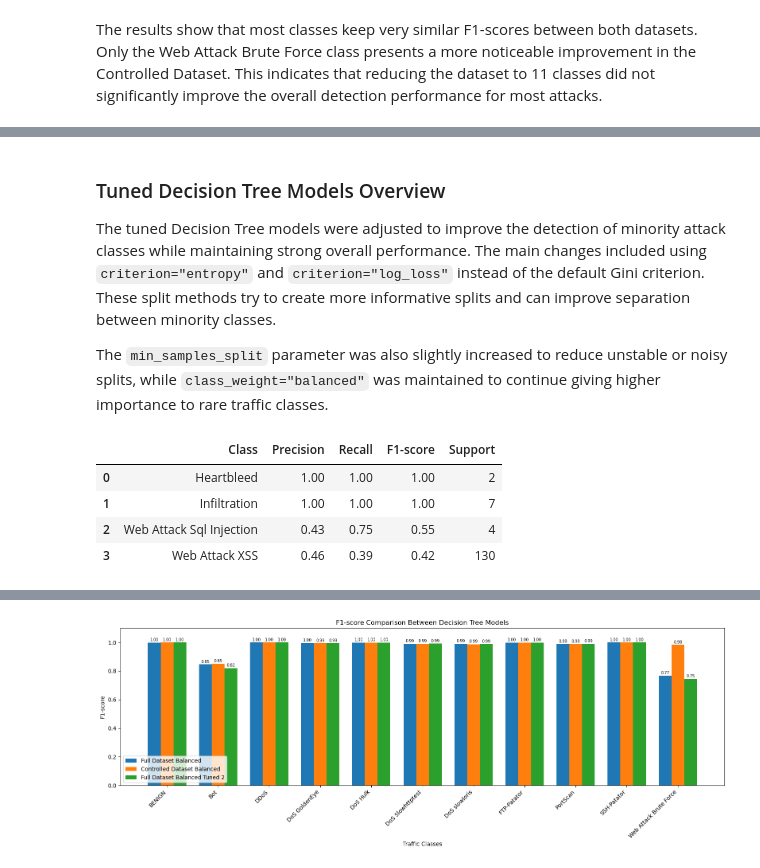
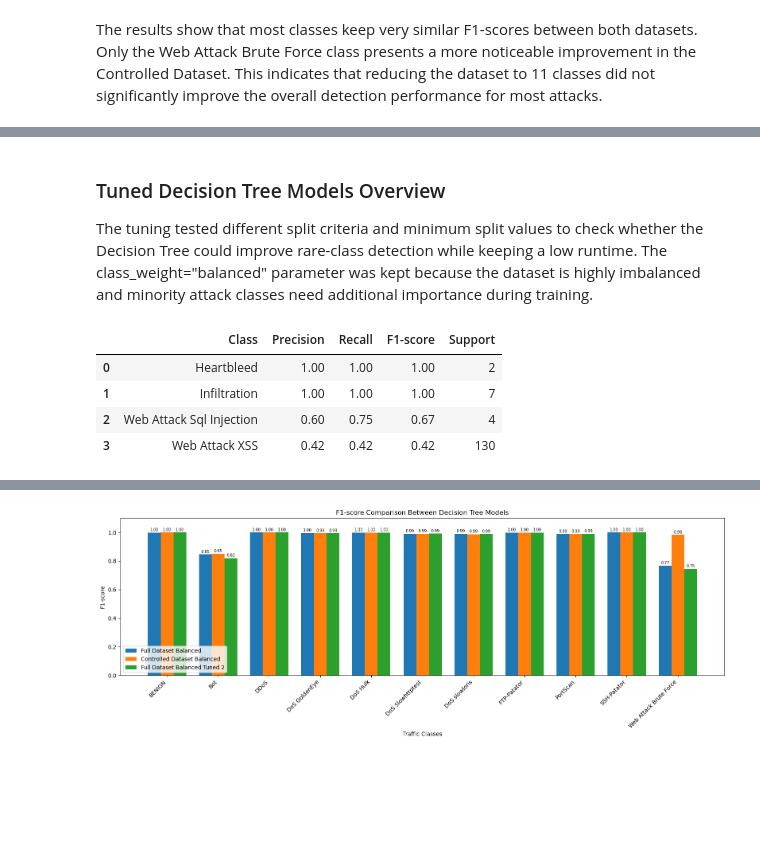
Before and after one commit to SanderSSoares/IDS-Capstone_Project, a Jupyter notebook: IDS_CA2.ipynb, the cells around one changed output, grey strips where cells are left out. Drawn from its saved outputs; the diff is of its cells as text; code cells hidden in the pictures; blank space fills up the shorter version.

```diff
--- a/IDS_CA2.ipynb
+++ b/IDS_CA2.ipynb
@@ -1222,6 +1254,12 @@ def evaluate_classification_model(model_name, model_version, model,
     # Store model key
     model_key = model_name + " - " + model_version
 
+    # Avoid duplicated results if the same model is run more than once
+    model_results[:] = [
+        m for m in model_results
+        if m["Model Key"] != model_key
+    ]
+
     # Store results
     model_results.append({
         "Model Key": model_key,
@@ -2386,44 +2450,42 @@ Training time: 55.47 seconds
 # %% [markdown]
 ### Tuned Decision Tree Models Overview
-
-The tuned Decision Tree models were adjusted to improve the detection of minority attack classes while maintaining strong overall performance. The main changes included using `criterion="entropy"` and `criterion="log_loss"` instead of the default Gini criterion. These split methods try to create more informative splits and can improve separation between minority classes.
-
-The `min_samples_split` parameter was also slightly increased to reduce unstable or noisy splits, while `class_weight="balanced"` was maintained to continue giving higher importance to rare traffic classes.
+The tuning tested different split criteria and minimum split values to check whether the Decision Tree could improve rare-class detection while keeping a low runtime. The class_weight="balanced" parameter was kept because the dataset is highly imbalanced and minority attack classes need additional importance during training.
 # %%
 import pandas as pd
 from sklearn.metrics import classification_report
 
-# Generate report
+# Generate report for the selected tuned model
 report = classification_report(
     y_test,
-    dt_full_balanced_pred,
+    dt_full_balanced_tuned_2_pred,
     target_names=label_encoder.classes_,
     zero_division=0,
     output_dict=True
 )
+
 # Classes removed from controlled dataset
 removed_classes = [
     "Heartbleed",
     "Infiltration",
     "Web Attack Sql Injection",
     "Web Attack XSS"
 ]
 # Create dataframe
 removed_metrics = pd.DataFrame([
     {
         "Class": cls,
         "Precision": round(report[cls]["precision"], 2),
         "Recall": round(report[cls]["recall"], 2),
         "F1-score": round(report[cls]["f1-score"], 2),
         "Support": int(report[cls]["support"])
     }
     for cls in removed_classes
 ])
 # Display table
 removed_metrics
 # %% [output]
 |  | Class | Precision | Recall | F1-score | Support |
 | 0 | Heartbleed | 1.00 | 1.00 | 1.00 | 2 |
 | 1 | Infiltration | 1.00 | 1.00 | 1.00 | 7 |
-| 2 | Web Attack Sql Injection | 0.43 | 0.75 | 0.55 | 4 |
-| 3 | Web Attack XSS | 0.46 | 0.39 | 0.42 | 130 |
+| 2 | Web Attack Sql Injection | 0.60 | 0.75 | 0.67 | 4 |
+| 3 | Web Attack XSS | 0.42 | 0.42 | 0.42 | 130 |
```
Also changed, not shown: parts of 107 cells of this notebook, 5 other files.
